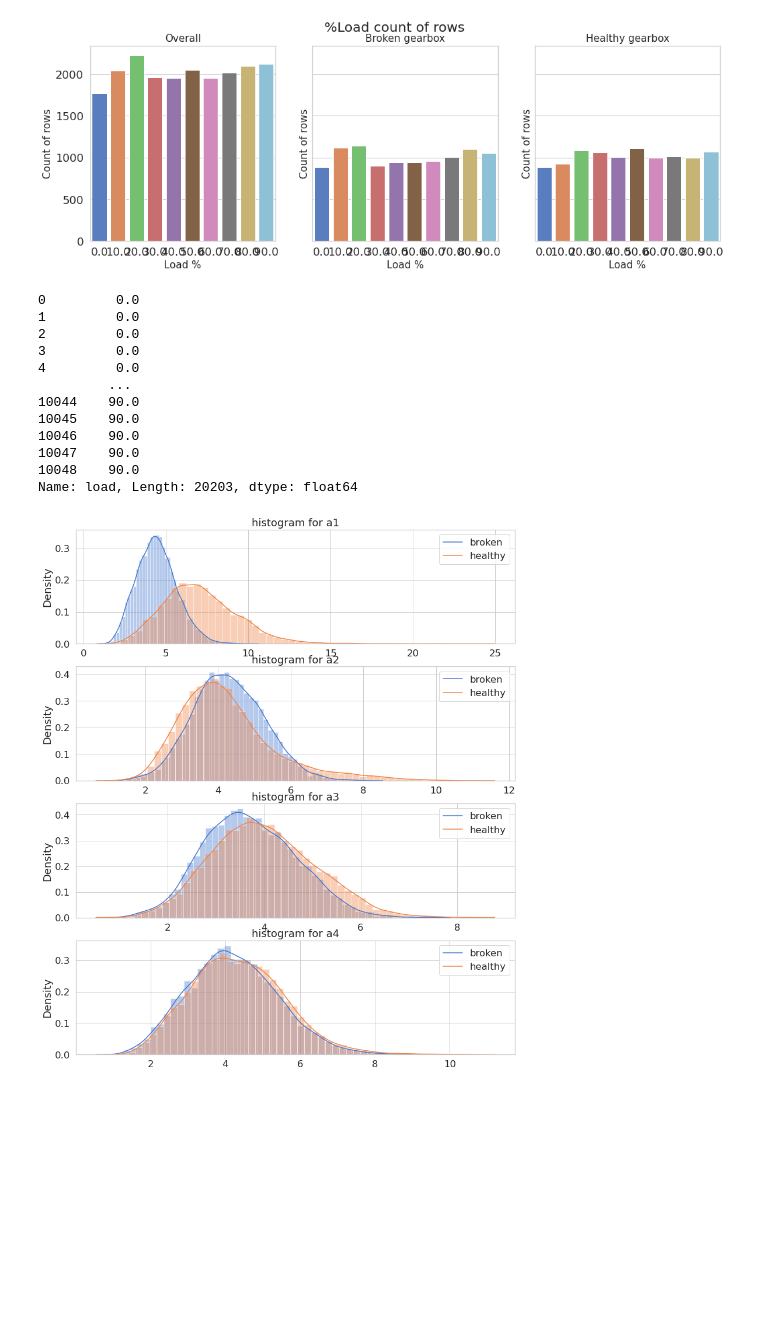
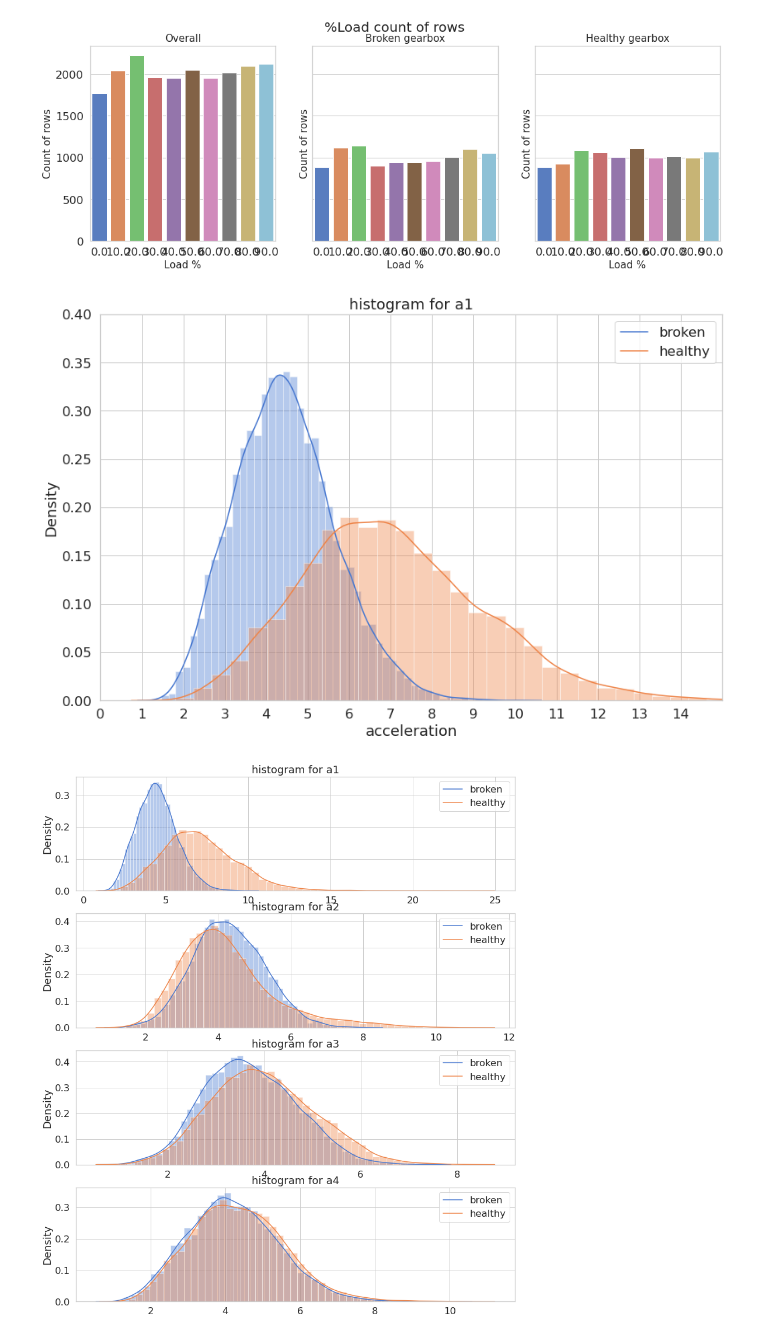
Before and after one commit to therobotacademy/kaggle-gearbox-analysis, a Jupyter notebook: data/GearboxFault-logistic-regression_STDEV.ipynb, the cells around one changed output. Drawn from its saved outputs; the diff is of its cells as text; code cells hidden in the pictures; blank space fills up the shorter version.

```diff
--- a/data/GearboxFault-logistic-regression_STDEV.ipynb
+++ b/data/GearboxFault-logistic-regression_STDEV.ipynb
@@ -109,21 +109,18 @@ heathly.set_ylabel('Count of rows',fontsize=15)
 # %% [output]
 Text(0, 0.5, 'Count of rows')
 [figure]
-# %%
-dataset["load"]
-# %% [output]
-0         0.0
-1         0.0
-2         0.0
-3         0.0
-4         0.0
-         ...
-10044    90.0
-10045    90.0
-10046    90.0
-10047    90.0
-10048    90.0
-Name: load, Length: 20203, dtype: float64
+# %%
+fig, ax = plt.subplots()
+sns.distplot(dataset['a1'][dataset.failure == 1], bins=50)
+sns.distplot(dataset['a1'][dataset.failure == 0], bins=50)
+ax.set(xlim=(0,15),ylim=(0,0.4))
+ax.set_xticks( range(0,15) )
+ax.set_xlabel('acceleration')
+plt.legend(['broken', 'healthy'])
+ax.set_title('histogram for ' + str('a1'))
+plt.show()
+# %% [output]
+[figure, added]
 # %%
 plt.figure(figsize=(12,28*4))
 gs = gridspec.GridSpec(28, 1)
```
Also changed, not shown: parts of 5 cells of this notebook.
